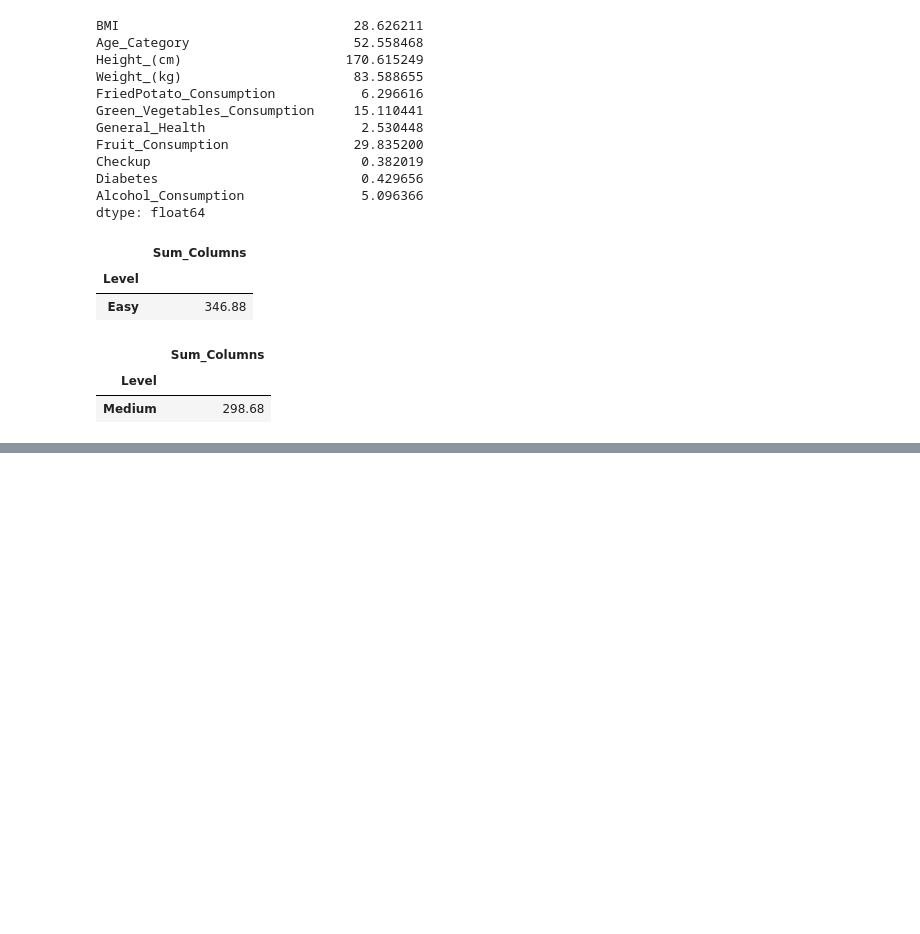
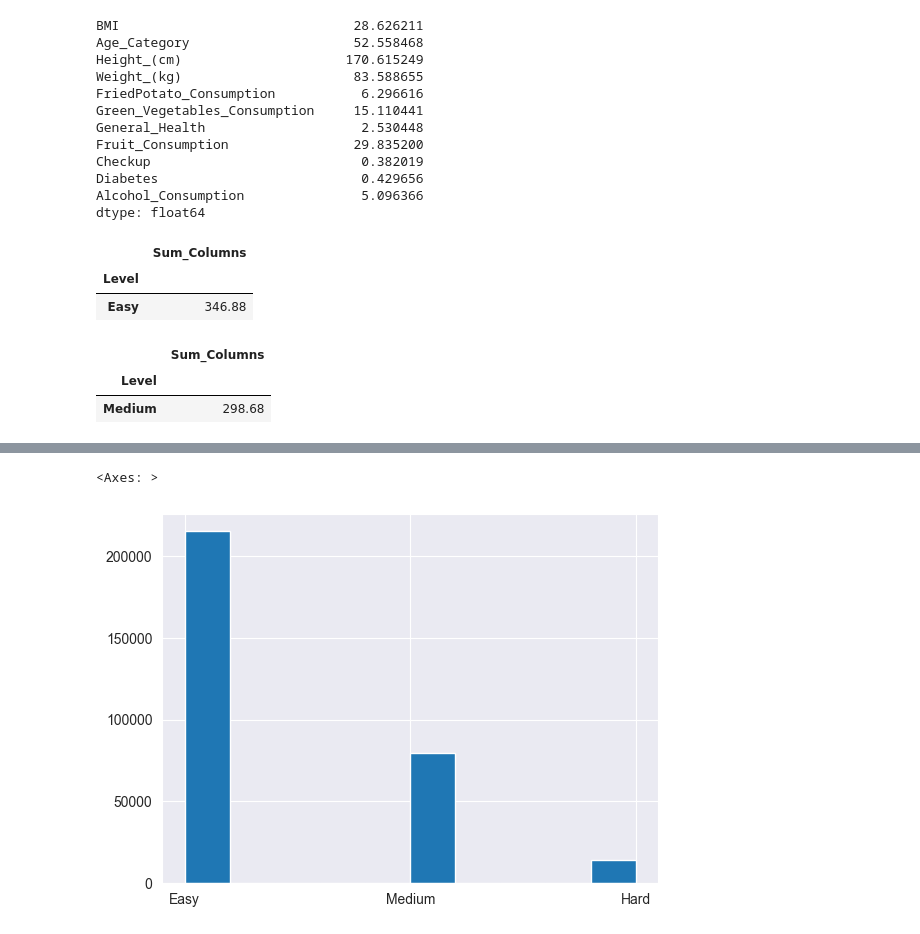
Before and after one commit to SasoPavlic/anomaly-detection-autoencoders-neat, a Jupyter notebook: examples/cardiovascular-risk/curriculum-maker.ipynb, the cells around one changed output, grey strips where cells are left out. Cells and saved outputs as stored; diff of their text form; code cells hidden in the pictures; blank space fills up the shorter version.

Commit message:
Refactored curriculum learning; Updated feature engineering; updated fitness function

```diff
--- a/examples/cardiovascular-risk/curriculum-maker.ipynb
+++ b/examples/cardiovascular-risk/curriculum-maker.ipynb
@@ -316,4 +318,9 @@ Easy       71233
 Name: count, dtype: int64
+# %%
+df_curriculum['Level'].hist()
+# %% [output]
+<Axes: >
+[figure, added]
 # %%
 # Calculate mean Height and Weight for each level
 df_curriculum.groupby('Level').median()[['Sum_Columns']]
```
Also changed, not shown: parts of 15 cells of this notebook, 7 other files.
